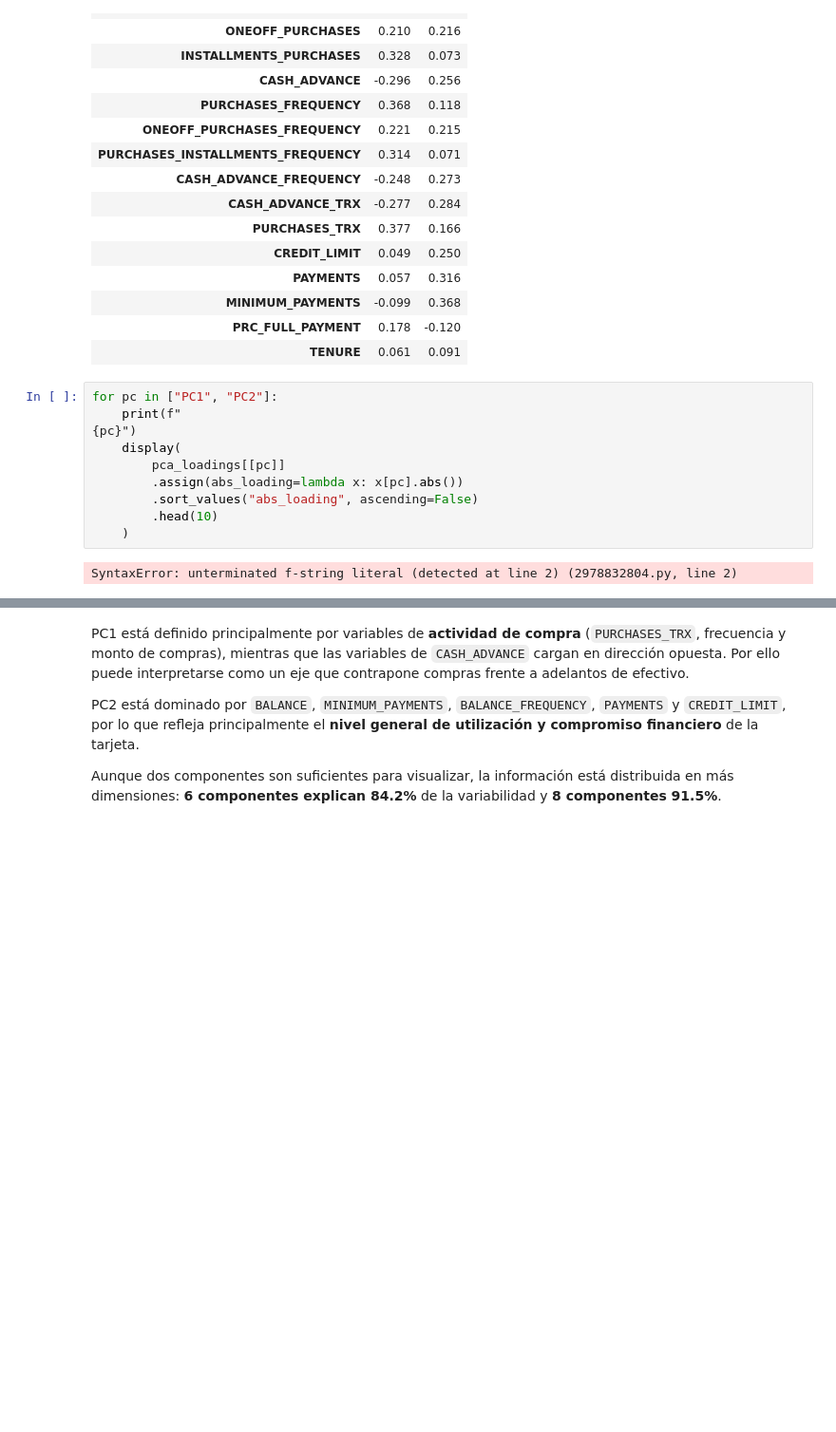
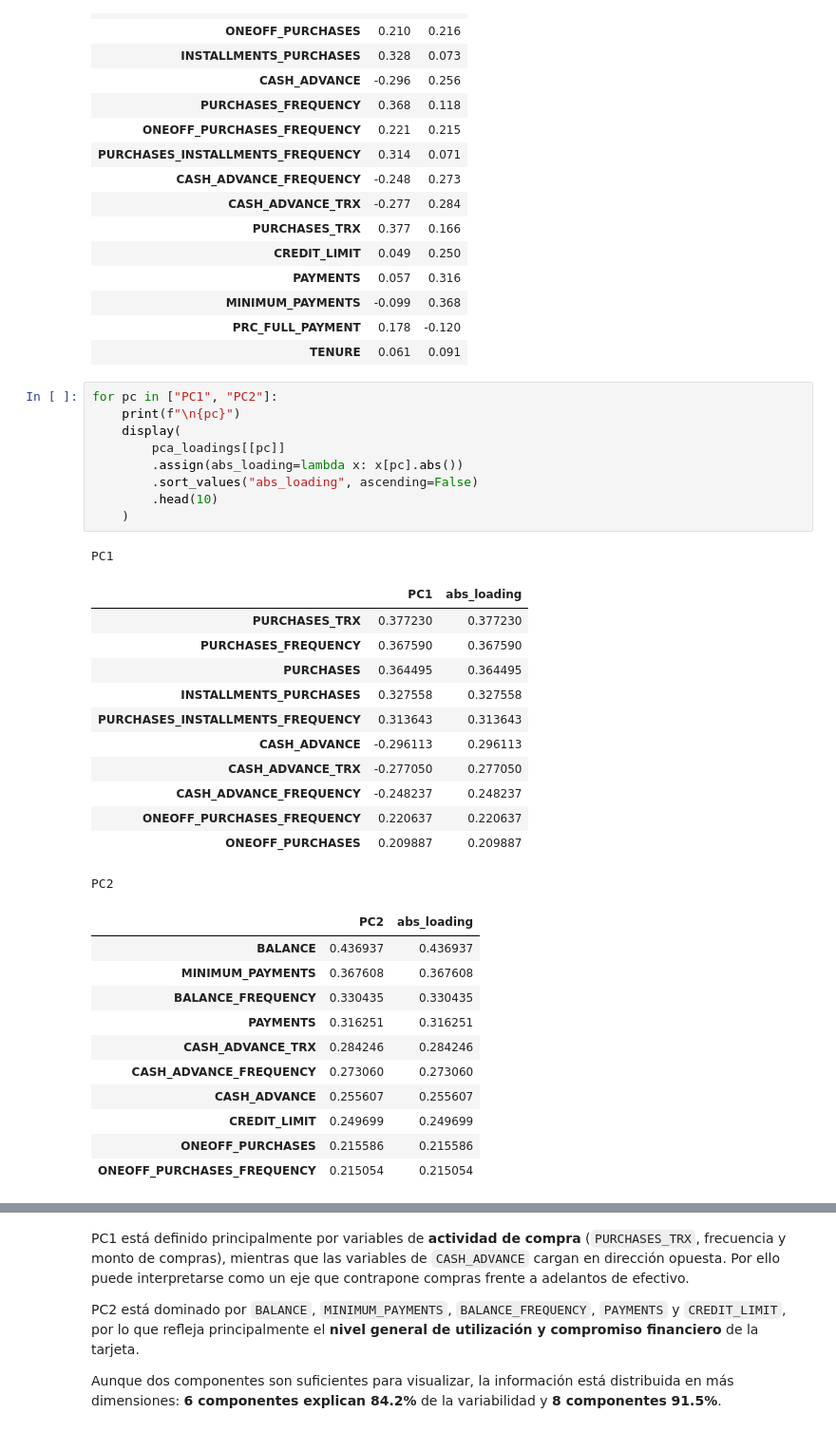
Before and after one commit to gonzalobello77/customer-segmentation, a Jupyter notebook: notebooks/02_segmentation_modeling.ipynb, the cells around one changed output, grey strips where cells are left out. Shown at 95% size. Drawn from its saved outputs; the diff is of its cells as text; blank space fills up the shorter version.

```diff
--- a/notebooks/02_segmentation_modeling.ipynb
+++ b/notebooks/02_segmentation_modeling.ipynb
@@ -516,16 +582,38 @@ pca_loadings.round(3)
 | TENURE | 0.061 | 0.091 |
 # %%
 for pc in ["PC1", "PC2"]:
-    print(f"
-{pc}")
+    print(f"\n{pc}")
     display(
         pca_loadings[[pc]]
         .assign(abs_loading=lambda x: x[pc].abs())
         .sort_values("abs_loading", ascending=False)
         .head(10)
     )
 # %% [output]
-SyntaxError: unterminated f-string literal (detected at line 2) (2978832804.py, line 2)
+PC1
+|  | PC1 | abs_loading |
+| PURCHASES_TRX | 0.377230 | 0.377230 |
+| PURCHASES_FREQUENCY | 0.367590 | 0.367590 |
+| PURCHASES | 0.364495 | 0.364495 |
+| INSTALLMENTS_PURCHASES | 0.327558 | 0.327558 |
+| PURCHASES_INSTALLMENTS_FREQUENCY | 0.313643 | 0.313643 |
+| CASH_ADVANCE | -0.296113 | 0.296113 |
+| CASH_ADVANCE_TRX | -0.277050 | 0.277050 |
+| CASH_ADVANCE_FREQUENCY | -0.248237 | 0.248237 |
+| ONEOFF_PURCHASES_FREQUENCY | 0.220637 | 0.220637 |
+| ONEOFF_PURCHASES | 0.209887 | 0.209887 |
+PC2
+|  | PC2 | abs_loading |
+| BALANCE | 0.436937 | 0.436937 |
+| MINIMUM_PAYMENTS | 0.367608 | 0.367608 |
+| BALANCE_FREQUENCY | 0.330435 | 0.330435 |
+| PAYMENTS | 0.316251 | 0.316251 |
+| CASH_ADVANCE_TRX | 0.284246 | 0.284246 |
+| CASH_ADVANCE_FREQUENCY | 0.273060 | 0.273060 |
+| CASH_ADVANCE | 0.255607 | 0.255607 |
+| CREDIT_LIMIT | 0.249699 | 0.249699 |
+| ONEOFF_PURCHASES | 0.215586 | 0.215586 |
+| ONEOFF_PURCHASES_FREQUENCY | 0.215054 | 0.215054 |
 # %%
 from adjustText import adjust_text
 
```
Also changed, not shown: parts of 10 cells of this notebook, 4 other files.
